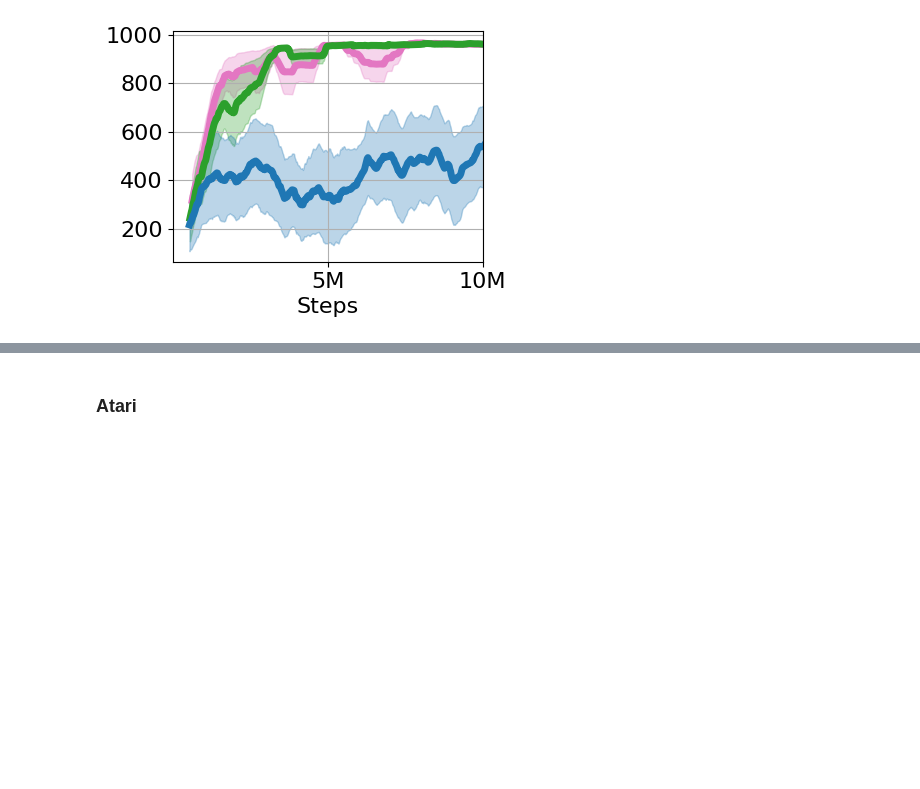
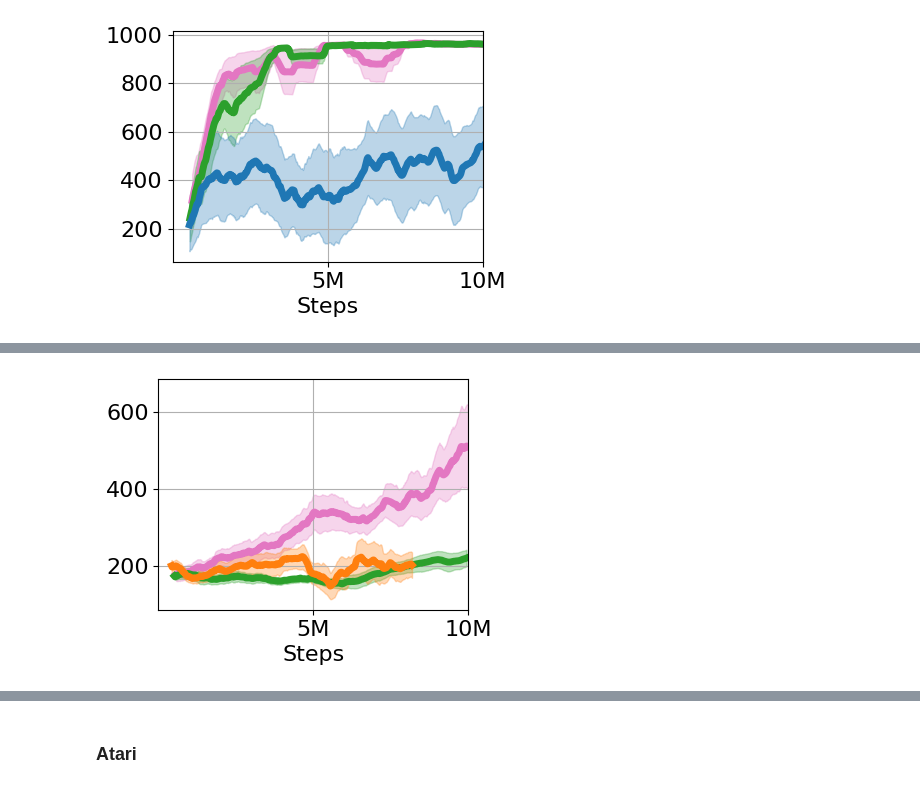
Before and after one commit to yangzhao-666/xiper, a Jupyter notebook: plot.ipynb, the cells around one changed output, grey strips where cells are left out. Cells and saved outputs as stored; diff of their text form; code cells hidden in the pictures; blank space fills up the shorter version.

```diff
--- a/plot.ipynb
+++ b/plot.ipynb
@@ -337,0 +349,9 @@ plot_agent_folders(folders, labels, window_size=50, use_ste=True, color_list=col
+# %%
+folders = ['logdir/DMC_results_xiper_viper/dmc_cartpole_balance/Xiper_ot_R/', 'logdir/DMC_results_xiper_viper/dmc_cartpole_balance/Viper/', 'logdir/dmc_cartpole_balance/Viper_bigger/']
+labels = ['XIPER', 'VIPER', 'XAIL']
+
+color_list = ['tab:pink', 'tab:green', 'tab:orange']
+
+plot_agent_folders(folders, labels, window_size=50, use_ste=True, color_list=color_list)
+# %% [output]
+[figure, added]
```
Also changed, not shown: parts of 10 cells of this notebook, 6 other files.
